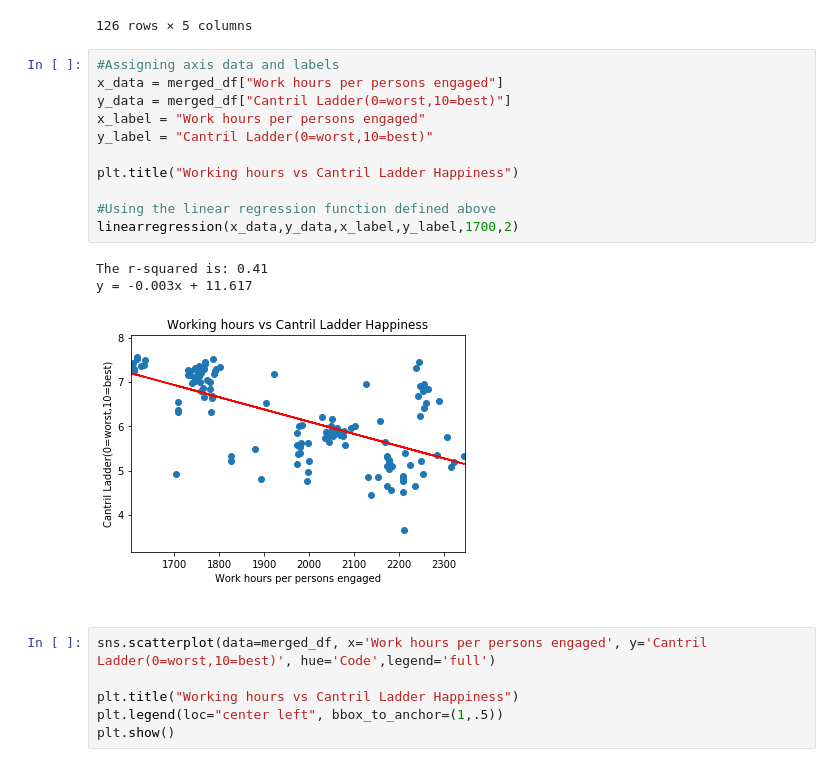
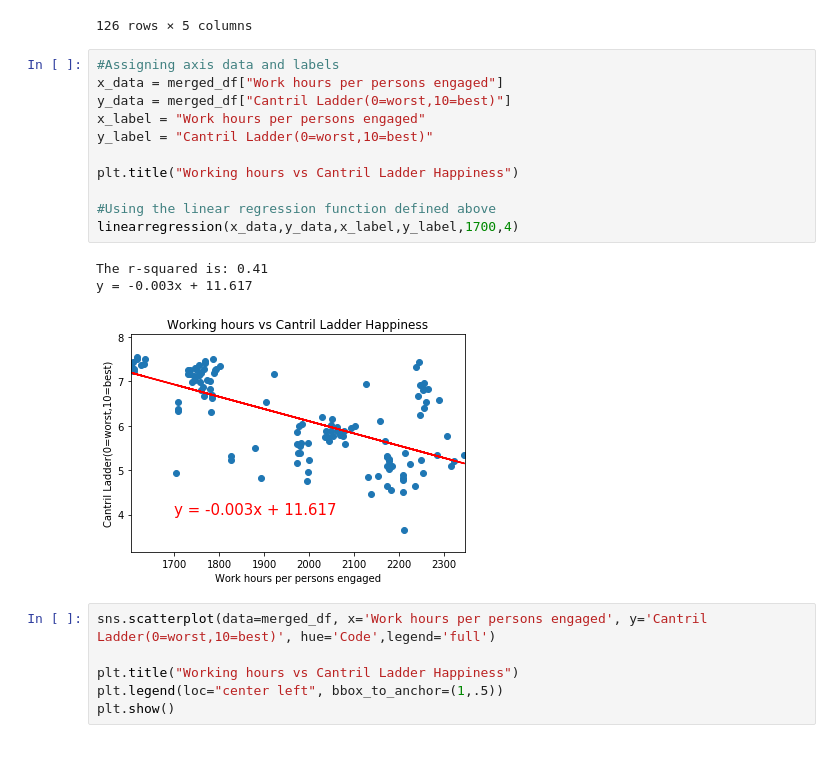
Before and after one commit to JeremyBrent/RUDS_project_1, a Jupyter notebook: Jeremys_notebook/Data_analysis.ipynb, the cells around one changed output. Cells and saved outputs as stored; diff of their text form.

Commit message:
cleaning up visualizations

```diff
--- a/Jeremys_notebook/Data_analysis.ipynb
+++ b/Jeremys_notebook/Data_analysis.ipynb
@@ -335,18 +336,18 @@ merged_df
 # %%
 #Assigning axis data and labels
 x_data = merged_df["Work hours per persons engaged"]
 y_data = merged_df["Cantril Ladder(0=worst,10=best)"]
 x_label = "Work hours per persons engaged"
 y_label = "Cantril Ladder(0=worst,10=best)"
 
 plt.title("Working hours vs Cantril Ladder Happiness")
 
 #Using the linear regression function defined above
-linearregression(x_data,y_data,x_label,y_label,1700,2)
+linearregression(x_data,y_data,x_label,y_label,1700,4)
 # %% [output]
 The r-squared is: 0.41
 y = -0.003x + 11.617
-[figure, old version]
+[figure, new version]
 # %%
 sns.scatterplot(data=merged_df, x='Work hours per persons engaged', y='Cantril Ladder(0=worst,10=best)', hue='Code',legend='full')
 
```
Also changed, not shown: parts of 6 cells of this notebook.
